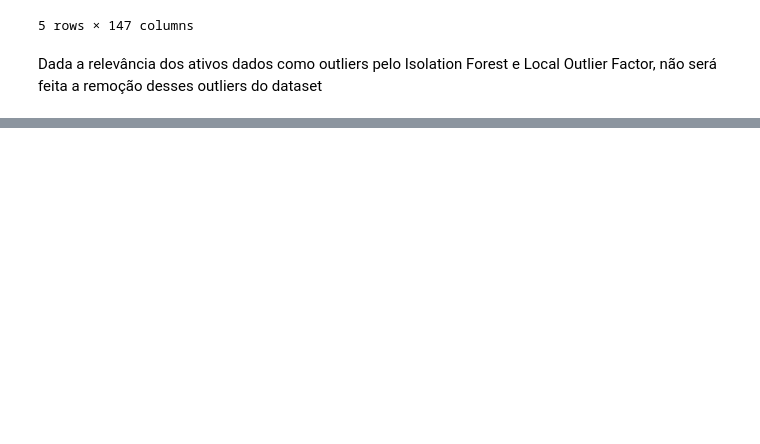
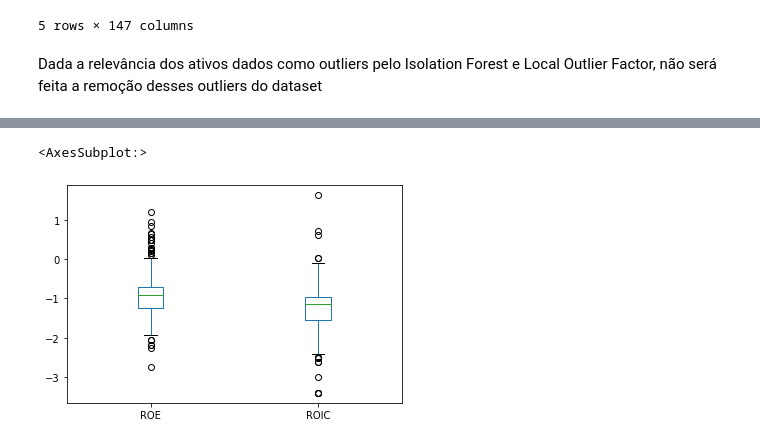
Before and after one commit to AdilsonAngelo/IF697-2020.3, a Jupyter notebook: notebooks/b3.ipynb, the cells around one changed output, grey strips where cells are left out. Saved outputs shown, nothing was run; the diff lists cells and outputs as text; code cells hidden in the pictures; blank space fills up the shorter version.

```diff
--- a/notebooks/b3.ipynb
+++ b/notebooks/b3.ipynb
@@ -126,8 +128,8 @@ df_clean['P/EBIT'] = df_clean['COTACAO'] / (df_clean['EBIT'] / df_clean['NRO_ACO
 # MARKET_CAP: valor total das acoes ou valor de mercado
 df_clean['MARKET_CAP'] = df_clean['COTACAO'] * df_clean['NRO_ACOES']
 
-# EV: Enterprise Value == market cap - divida liquida
-df_clean['EV'] = df_clean['MARKET_CAP'] - df_clean['DIV_LIQUIDA']
+# EV: Enterprise Value == market cap + divida liquida
+df_clean['EV'] = df_clean['MARKET_CAP'] + df_clean['DIV_LIQUIDA']
 
 # EV/EBIT: Enterprise Value sobre EBIT
 df_clean['EV/EBIT'] = df_clean['EV'] / df_clean['EBIT']
@@ -141,6 +143,6 @@ df_clean['MARGEM_LIQUIDA'] = df_clean['LUCRO_LIQUIDO'] / df_clean['RECEITA_LIQUI
 # ROE: LUCRO_LIQUIDO/PATRIM_LIQ
 df_clean['ROE'] = df_clean['LUCRO_LIQUIDO'] / df_clean['PATRIM_LIQ']
 
-# DIV_BRUT/PATR_LIQ
-df_clean['DIV_BRUT/PATR_LIQ'] = df_clean['DIV_BRUTA'] / df_clean['PATRIM_LIQ']
+# DIV_LIQ/PATR_LIQ
+df_clean['DIV_LIQ/PATR_LIQ'] = df_clean['DIV_LIQUIDA'] / df_clean['PATRIM_LIQ']
 # %%
@@ -242,7 +264,7 @@ comuns[attrs_bancos] = comuns[attrs_bancos].fillna(value=0)
 
 attrs_comuns = ['DIV_BRUTA', 'DISPONIBILIDADES', 'DIV_LIQUIDA', 'ATIVO_CIRCULANTE', 'PATRIM_LIQ',
                 'RECEITA_LIQUIDA', 'EBIT', 'ROIC', 'LIQUIDEZ_CORR', 'P/EBIT', 'EV', 'EV/EBIT',
-                'MARGEM_EBIT', 'MARGEM_LIQUIDA', 'DIV_BRUT/PATR_LIQ']
+                'MARGEM_EBIT', 'MARGEM_LIQUIDA', 'DIV_LIQ/PATR_LIQ']
 
 bancos[attrs_comuns] = bancos[attrs_comuns].fillna(value=0)
 # %% [output]
@@ -390,0 +426,5 @@ Dada a relevância dos ativos dados como outliers pelo Isolation Forest e Local
+# %%
+acoes_full[['ROE', 'ROIC']].apply(np.log10).plot.box()
+# %% [output]
+<AxesSubplot:>
+[figure, added]
```
Also changed, not shown: parts of 25 cells of this notebook.
